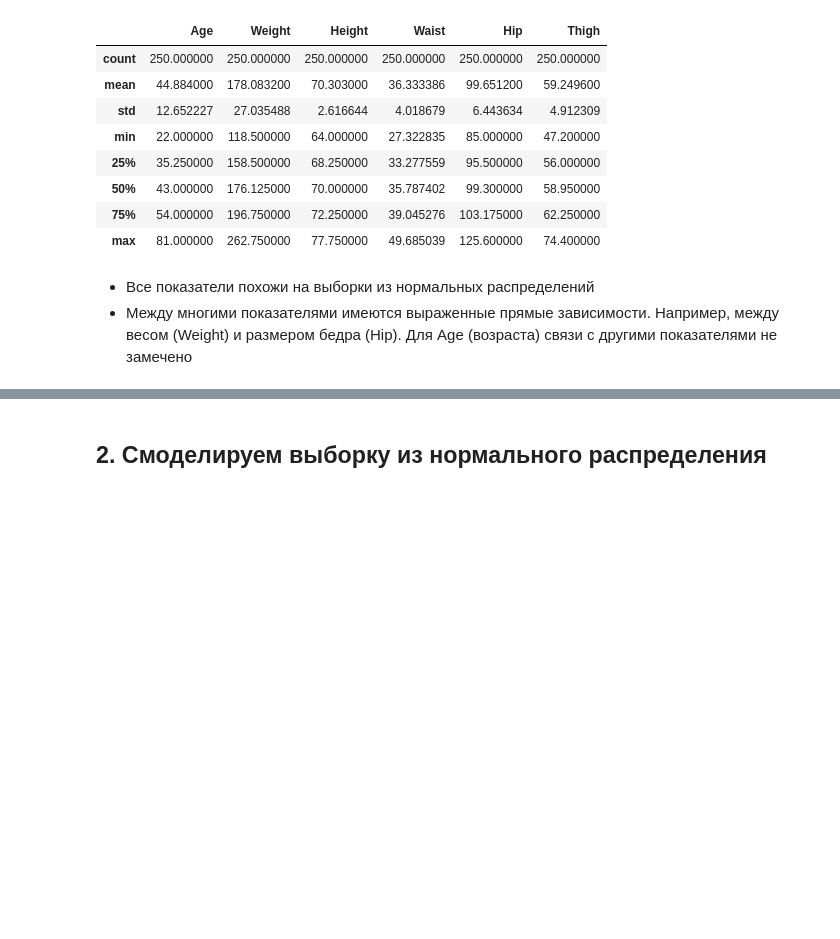
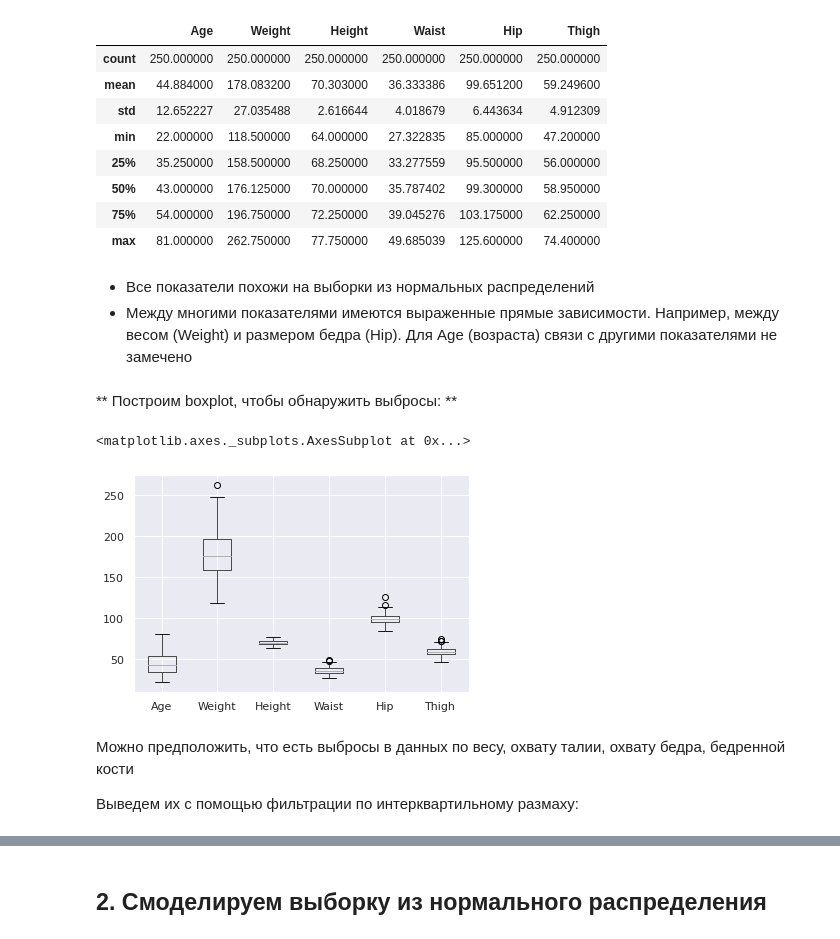
Before and after one commit to vkpankov/BioInfML, a Jupyter notebook: Statistics/var7_exps.ipynb, the cells around one changed output, grey strips where cells are left out. Drawn from its saved outputs; the diff is of its cells as text; code cells hidden in the pictures; blank space fills up the shorter version.

```diff
--- a/Statistics/var7_exps.ipynb
+++ b/Statistics/var7_exps.ipynb
@@ -77,3 +71,14 @@ df.describe() #выведем основные характеристики
 # %% [markdown]
 - Все показатели похожи на выборки из нормальных распределений
 - Между многими показателями имеются выраженные прямые зависимости. Например, между весом (Weight) и размером бедра (Hip). Для Age (возраста) связи с другими показателями не замечено
+# %% [markdown]
+** Построим boxplot, чтобы обнаружить выбросы: **
+# %%
+df.boxplot()
+# %% [output]
+<matplotlib.axes._subplots.AxesSubplot at 0x...>
+[figure, added]
+# %% [markdown]
+Можно предположить, что есть выбросы в данных по весу, охвату талии, охвату бедра, бедренной кости
+
+Выведем их с помощью фильтрации по интерквартильному размаху:
```
Also changed, not shown: parts of 15 cells of this notebook.
